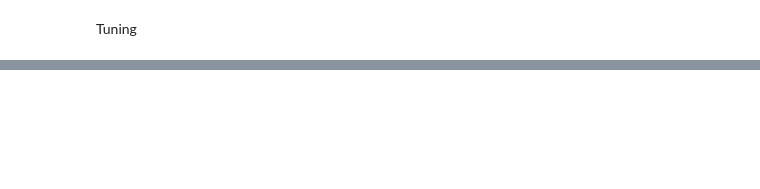
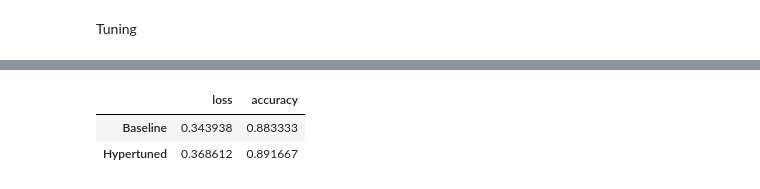
Before and after one commit to ThePiranhaGuy/hand_sign_keras, a Jupyter notebook: hand_sign_notebook.ipynb, the cells around one changed output, grey strips where cells are left out. Cells and saved outputs as stored; diff of their text form; code cells hidden in the pictures; blank space fills up the shorter version.

```diff
--- a/hand_sign_notebook.ipynb
+++ b/hand_sign_notebook.ipynb
@@ -226,0 +288,10 @@ Epoch 9/20
+# %%
+# Evaluate model on test set
+hyper_df = evaluate_model(h_model, x_test, y_test)
+
+# Set index to hypertuned
+hyper_df.index = ["Hypertuned"]
+
+# Append results in dataframe
+results.append(hyper_df)
+# %% [output]
@@ -226,0 +299,3 @@ Epoch 9/20
+|  | loss | accuracy |
+| Baseline | 0.343938 | 0.883333 |
+| Hypertuned | 0.368612 | 0.891667 |
```
Also changed, not shown: parts of 18 cells of this notebook.
